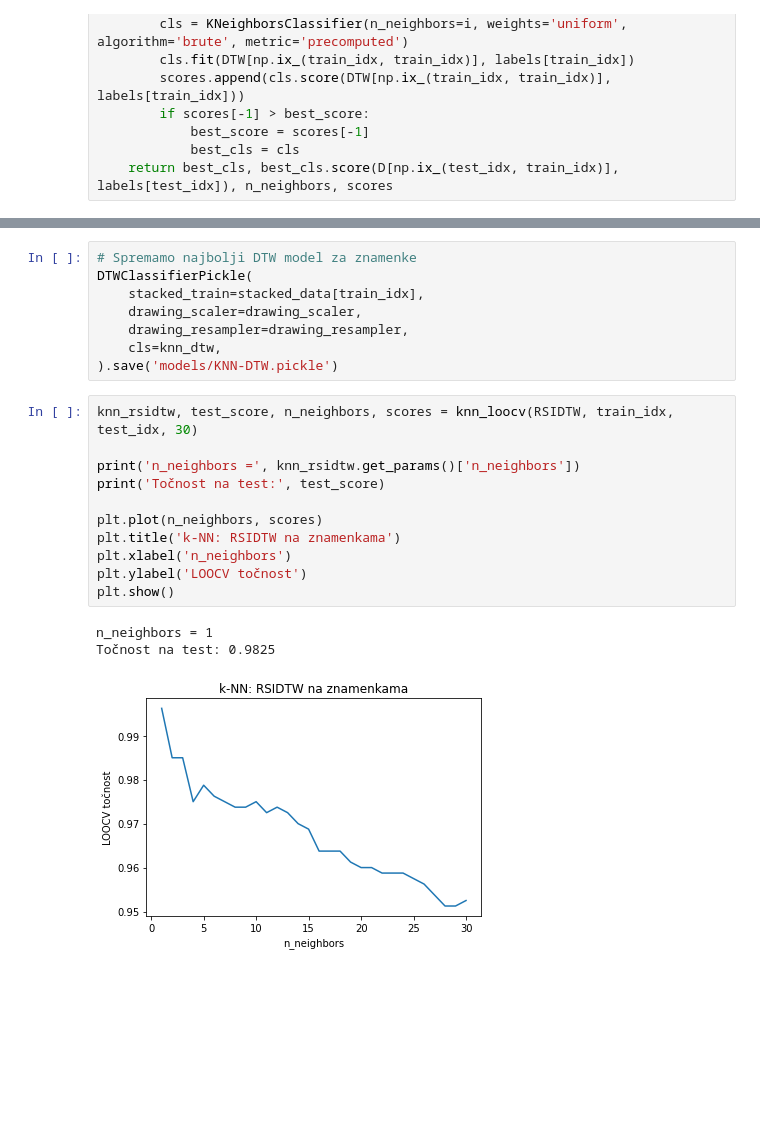
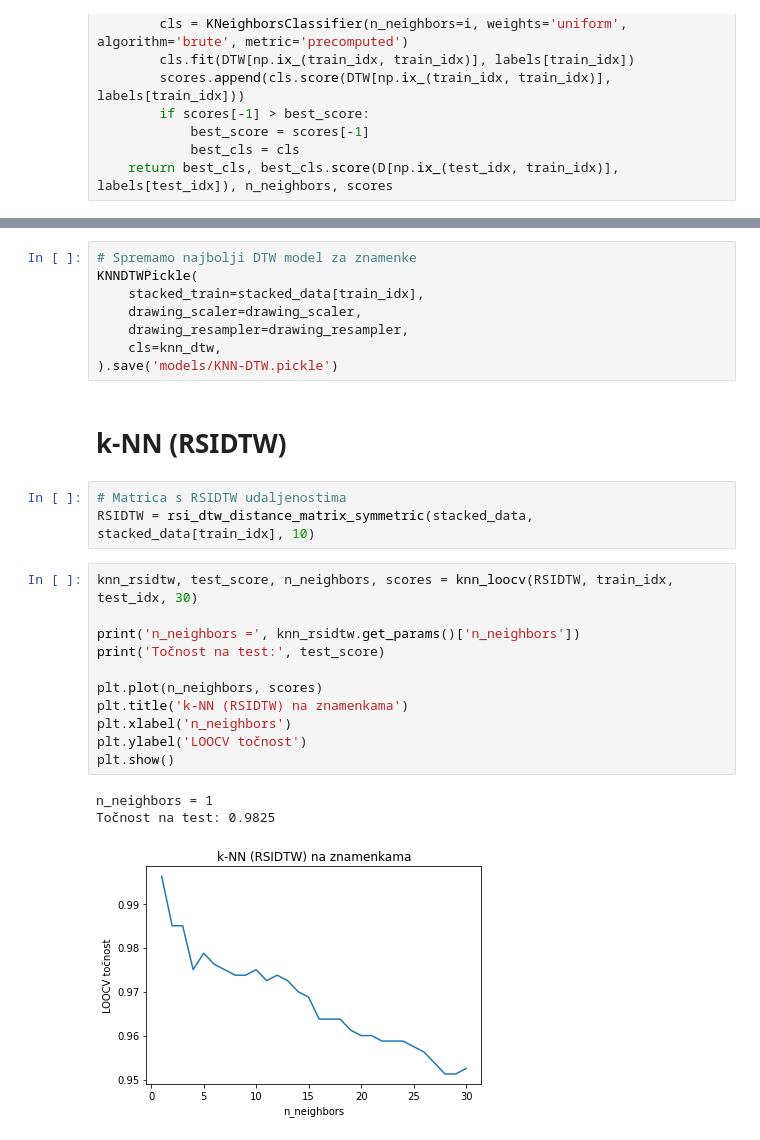
Before and after one commit to markojukic/raketa-online-character-recognition, a Jupyter notebook: k-NN.ipynb, the cells around one changed output, grey strips where cells are left out. Drawn from its saved outputs; the diff is of its cells as text; blank space fills up the shorter version.

```diff
--- a/k-NN.ipynb
+++ b/k-NN.ipynb
@@ -67,25 +106,30 @@ Točnost na test: 0.98
 # %%
 # Spremamo najbolji DTW model za znamenke
-DTWClassifierPickle(
+KNNDTWPickle(
     stacked_train=stacked_data[train_idx],
     drawing_scaler=drawing_scaler,
     drawing_resampler=drawing_resampler,
     cls=knn_dtw,
 ).save('models/KNN-DTW.pickle')
+# %% [markdown]
+# k-NN (RSIDTW)
+# %%
+# Matrica s RSIDTW udaljenostima
+RSIDTW = rsi_dtw_distance_matrix_symmetric(stacked_data, stacked_data[train_idx], 10)
 # %%
 knn_rsidtw, test_score, n_neighbors, scores = knn_loocv(RSIDTW, train_idx, test_idx, 30)
 
 print('n_neighbors =', knn_rsidtw.get_params()['n_neighbors'])
 print('Točnost na test:', test_score)
 
 plt.plot(n_neighbors, scores)
-plt.title('k-NN: RSIDTW na znamenkama')
+plt.title('k-NN (RSIDTW) na znamenkama')
 plt.xlabel('n_neighbors')
 plt.ylabel('LOOCV točnost')
 plt.show()
 # %% [output]
 n_neighbors = 1
 Točnost na test: 0.9825
-[figure, old version]
+[figure, new version]
 # %%
 # Spremamo najbolji RSIDTW model za znamenke
```
Also changed, not shown: parts of 11 cells of this notebook, 15 other files.
